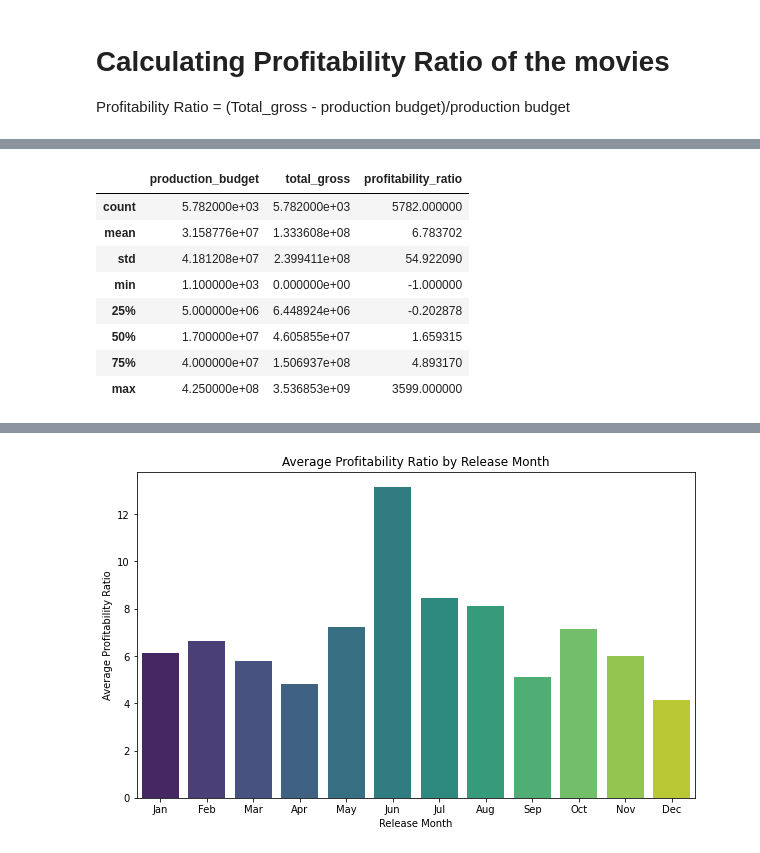
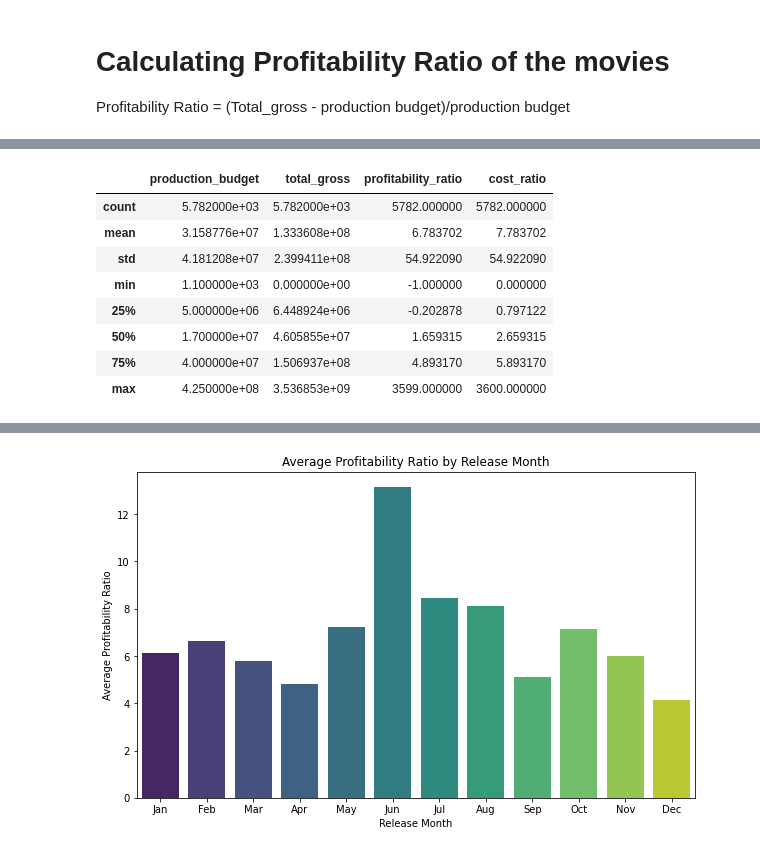
Before and after one commit to vnelima/Phase-2-Movie-project--Group-9, a Jupyter notebook: Collaborators/Ronald/Profitability_Across_ReleaseMonths.ipynb, the cells around one changed output, grey strips where cells are left out. Drawn from its saved outputs; the diff is of its cells as text; code cells hidden in the pictures.

```diff
--- a/Collaborators/Ronald/Profitability_Across_ReleaseMonths.ipynb
+++ b/Collaborators/Ronald/Profitability_Across_ReleaseMonths.ipynb
@@ -96,6 +89,8 @@ Profitability Ratio = (Total_gross - production budget)/production budget
 movie_budgets_df['total_gross'] = movie_budgets_df['worldwide_gross'] + movie_budgets_df['domestic_gross']
 
 # Calculate profitability_ratio
+#movie_budgets_df['profitability_ratio'] = (movie_budgets_df['total_gross'] - movie_budgets_df['production_budget'])
+movie_budgets_df['cost_ratio'] = (movie_budgets_df['total_gross'] / movie_budgets_df['production_budget'])
 movie_budgets_df['profitability_ratio'] = (movie_budgets_df['total_gross'] - movie_budgets_df['production_budget']) / movie_budgets_df['production_budget']
 
 
@@ -110,17 +105,17 @@ movie_budgets_df.head()
 # %%
 # Generate descriptive statistics for production_budget, domestic_gross, worldwide_gross, and profitability_ratio
 
-financial_summary = movie_budgets_df[['production_budget', 'total_gross', 'profitability_ratio']].describe()
+financial_summary = movie_budgets_df[['production_budget', 'total_gross', 'profitability_ratio', 'cost_ratio']].describe()
 financial_summary
 # %% [output]
-|  | production_budget | total_gross | profitability_ratio |
-| count | 5.782000e+03 | 5.782000e+03 | 5782.000000 |
-| mean | 3.158776e+07 | 1.333608e+08 | 6.783702 |
-| std | 4.181208e+07 | 2.399411e+08 | 54.922090 |
-| min | 1.100000e+03 | 0.000000e+00 | -1.000000 |
-| 25% | 5.000000e+06 | 6.448924e+06 | -0.202878 |
-| 50% | 1.700000e+07 | 4.605855e+07 | 1.659315 |
-| 75% | 4.000000e+07 | 1.506937e+08 | 4.893170 |
-| max | 4.250000e+08 | 3.536853e+09 | 3599.000000 |
+|  | production_budget | total_gross | profitability_ratio | cost_ratio |
+| count | 5.782000e+03 | 5.782000e+03 | 5782.000000 | 5782.000000 |
+| mean | 3.158776e+07 | 1.333608e+08 | 6.783702 | 7.783702 |
+| std | 4.181208e+07 | 2.399411e+08 | 54.922090 | 54.922090 |
+| min | 1.100000e+03 | 0.000000e+00 | -1.000000 | 0.000000 |
+| 25% | 5.000000e+06 | 6.448924e+06 | -0.202878 | 0.797122 |
+| 50% | 1.700000e+07 | 4.605855e+07 | 1.659315 | 2.659315 |
+| 75% | 4.000000e+07 | 1.506937e+08 | 4.893170 | 5.893170 |
+| max | 4.250000e+08 | 3.536853e+09 | 3599.000000 | 3600.000000 |
 # %%
 most_profit = movie_budgets_df.sort_values(by='total_gross', ascending=False)
```
Also changed, not shown: parts of 11 cells of this notebook.
